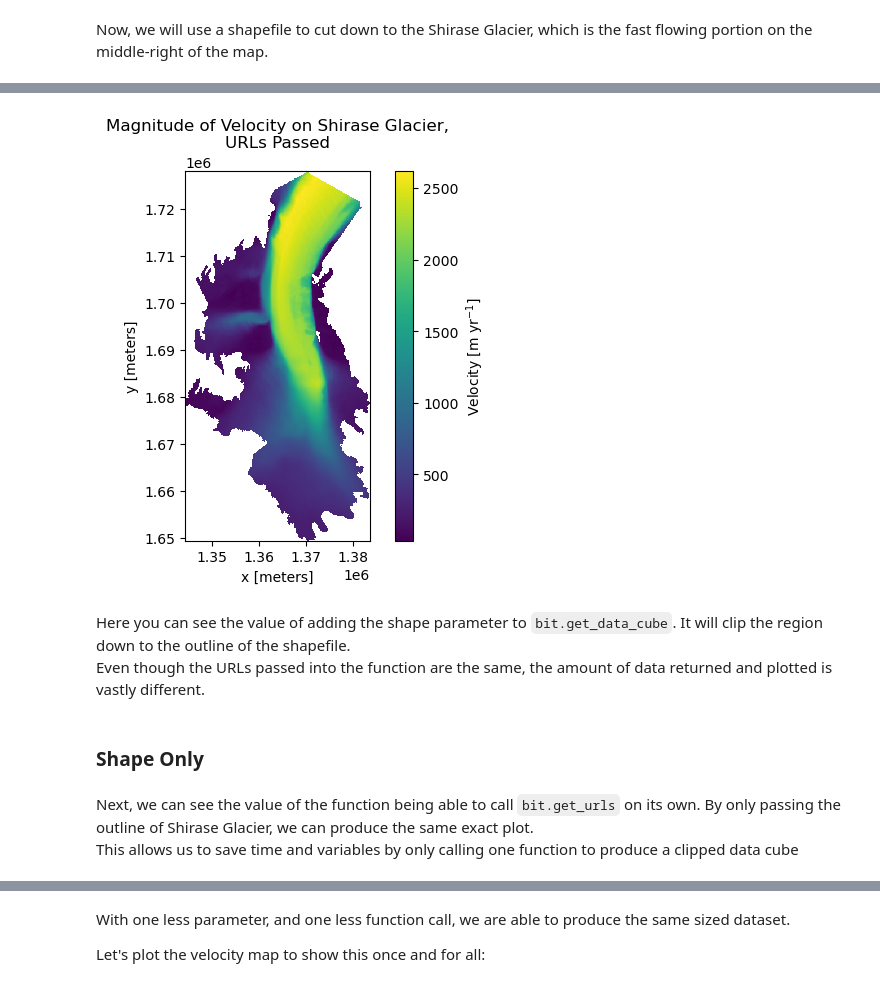
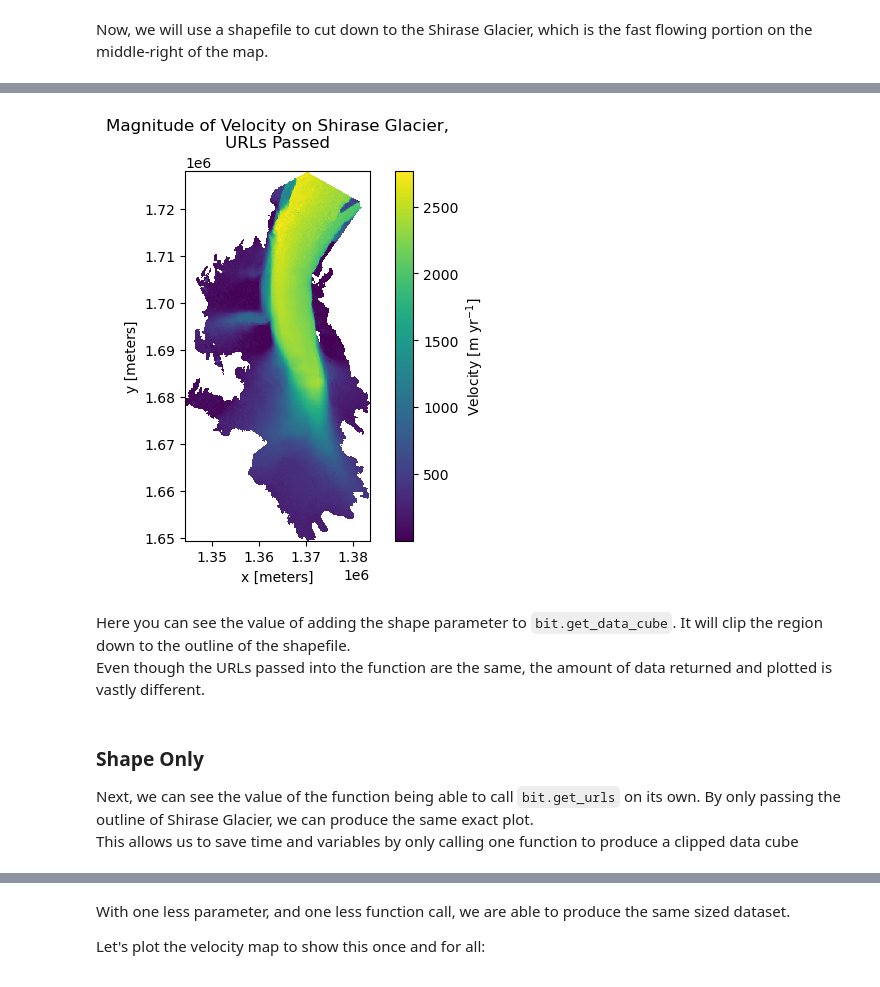
Before and after one commit to jackplogan33/ice-fracture-mechanics, a Jupyter notebook: notebooks/01-access-itslive-data.ipynb, the cells around one changed output, grey strips where cells are left out. Cells and saved outputs as stored; diff of their text form; code cells hidden in the pictures.

```diff
--- a/notebooks/01-access-itslive-data.ipynb
+++ b/notebooks/01-access-itslive-data.ipynb
@@ -352,23 +256,25 @@ Let's take a look at the temporal average of velocity over this region:
 # %%
+v = da.sqrt((shp_dc.vx ** 2) + (shp_dc.vy ** 2))
+
 fig, ax = plt.subplots()
 
-v = shp_dc.v.mean(dim='mid_date').plot(ax=ax)
-v.colorbar.set_label('Velocity [m yr$^{-1}$]')
+cs = v[-1].plot(ax=ax)
+cs.colorbar.set_label('Velocity [m yr$^{-1}$]')
 ax.set_aspect('equal')
 ax.set_title('Magnitude of Velocity on Shirase Glacier,\nURLs Passed')
 ax.set_xlabel('x [meters]')
 ax.set_ylabel('y [meters]')
 plt.show()
 # %% [output]
-[figure, old version]
+[figure, new version]
 # %% [markdown]
 Here you can see the value of adding the shape parameter to `bit.get_data_cube`. It will clip the region down to the outline of the shapefile. <br>
 Even though the URLs passed into the function are the same, the amount of data returned and plotted is vastly different.
-# %% [markdown]
-### Shape Only
-# %% [markdown]
-Next, we can see the value of the function being able to call `bit.get_urls` on its own. By only passing the outline of Shirase Glacier, we can produce the same exact plot. <br>
-This allows us to save time and variables by only calling one function to produce a clipped data cube
+# %% [markdown]
+### Shape Only
+
+Next, we can see the value of the function being able to call `bit.get_urls` on its own. By only passing the outline of Shirase Glacier, we can produce the same exact plot. <br>
+This allows us to save time and variables by only calling one function to produce a clipped data cube
 # %%
 # Use shirase_outline shapefile to load in clipped ds, plot v
 shp_dc_2 = bit.get_data_cube(shape=shirase_outline)
```
Also changed, not shown: parts of 13 cells of this notebook, 3 other files.
